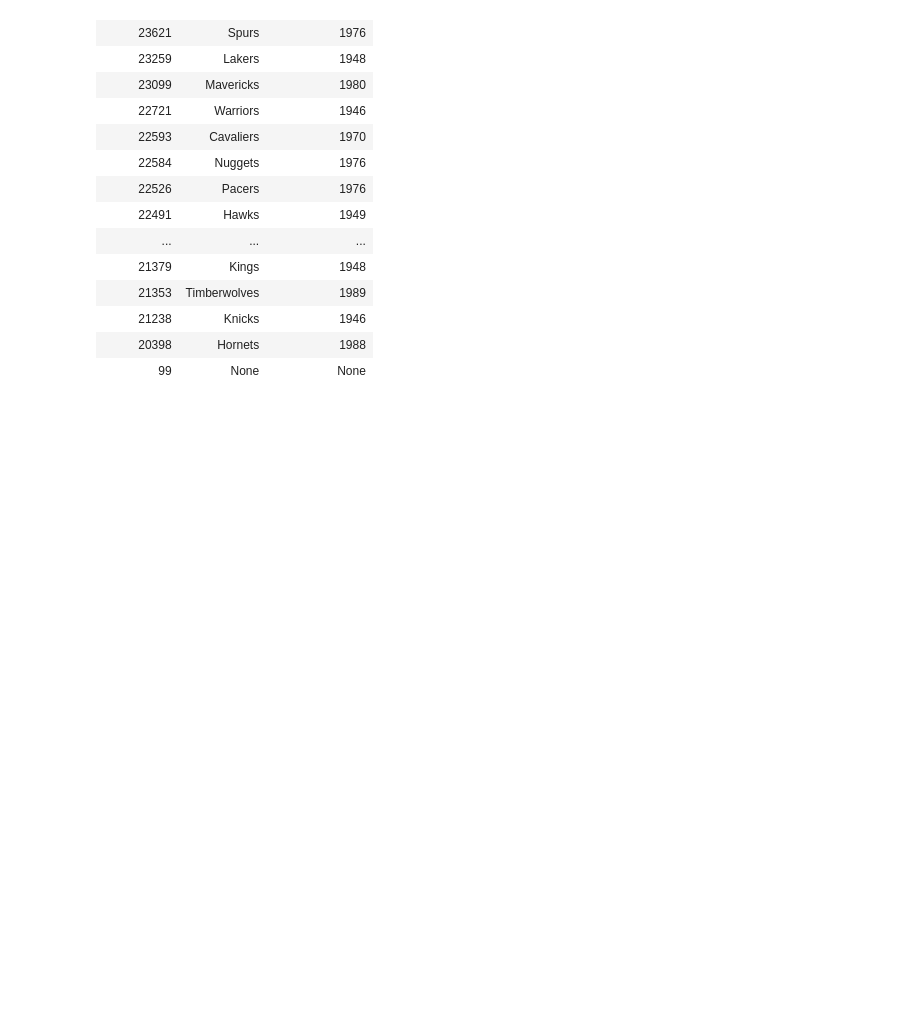
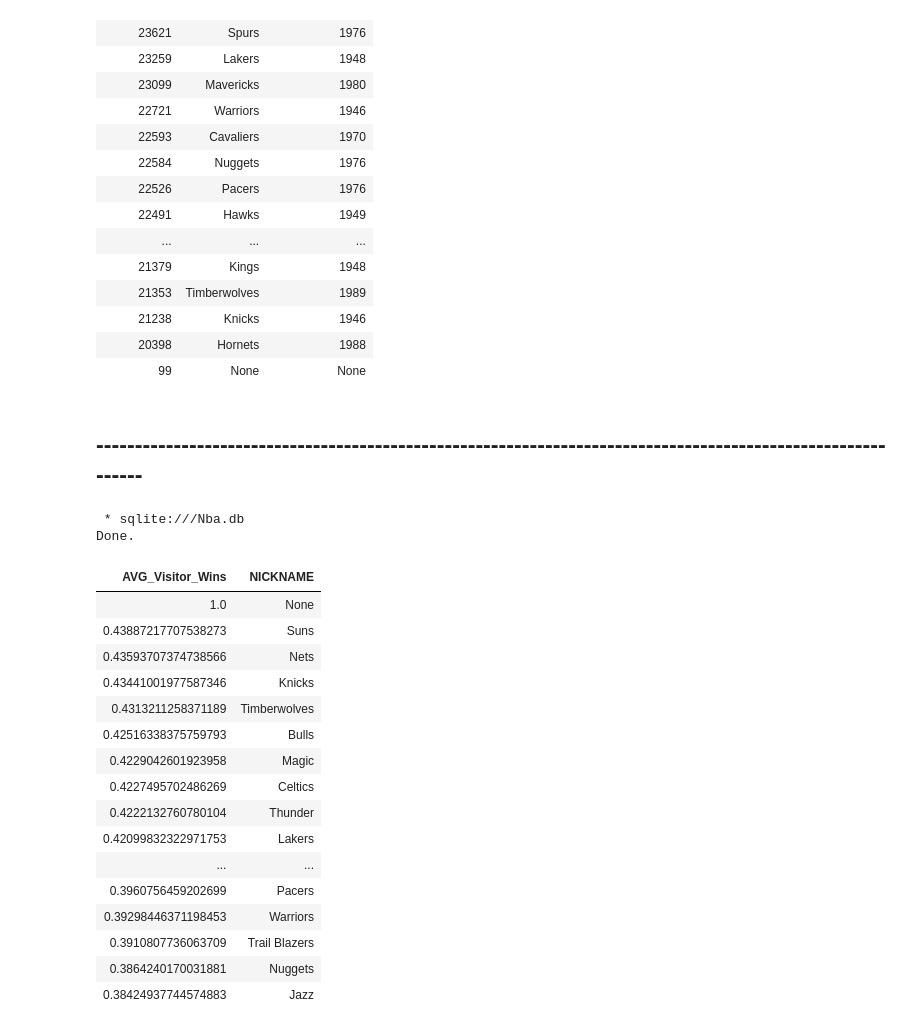
Before and after one commit to ArdaCan14/DataScience, a Jupyter notebook: Sql_Projects/first_review.ipynb, the cells around one changed output. Saved outputs shown, nothing was run; the diff lists cells and outputs as text; code cells hidden in the pictures; blank space fills up the shorter version.

```diff
--- a/Sql_Projects/first_review.ipynb
+++ b/Sql_Projects/first_review.ipynb
@@ -121,3 +121,30 @@ Done.
 # When we take a look above cell The team that won most times is Miami Heat.
 # %%
 #This queries show us the team that has best avarage winnig rate is not same with the the team has most winnig games.
+# %% [markdown]
+## ------------------------------------------------------------------------------------------------------------
+# %%
+%%sql
+SELECT AVG(NOT HOME_TEAM_WINS) AS AVG_Visitor_Wins,teams.NICKNAME FROM games LEFT OUTER JOIN games_details ON games.GAME_ID = games_details.GAME_ID
+LEFT OUTER JOIN teams ON games_details.TEAM_ID = teams.TEAM_ID
+GROUP BY teams.NICKNAME ORDER BY AVG_Visitor_Wins DESC;
+# %% [output]
+ * sqlite:///Nba.db
+Done.
+| AVG_Visitor_Wins | NICKNAME |
+| 1.0 | None |
+| 0.43887217707538273 | Suns |
+| 0.43593707374738566 | Nets |
+| 0.43441001977587346 | Knicks |
+| 0.4313211258371189 | Timberwolves |
+| 0.42516338375759793 | Bulls |
+| 0.4229042601923958 | Magic |
+| 0.4227495702486269 | Celtics |
+| 0.4222132760780104 | Thunder |
+| 0.42099832322971753 | Lakers |
+| ... | ... |
+| 0.3960756459202699 | Pacers |
+| 0.39298446371198453 | Warriors |
+| 0.3910807736063709 | Trail Blazers |
+| 0.3864240170031881 | Nuggets |
+| 0.38424937744574883 | Jazz |
```
Also changed, not shown: parts of 3 cells of this notebook.
